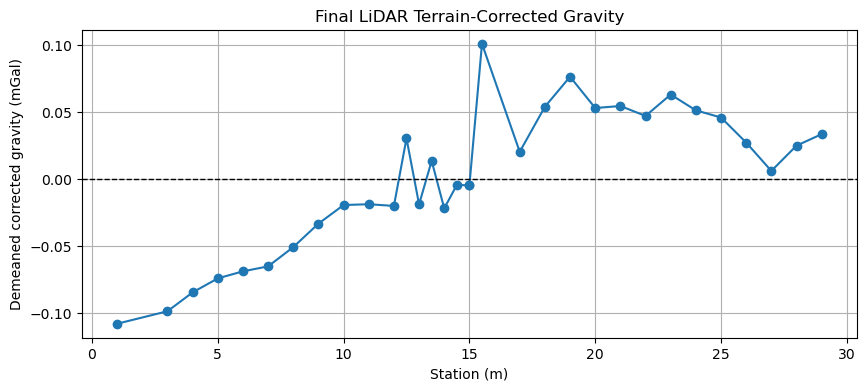
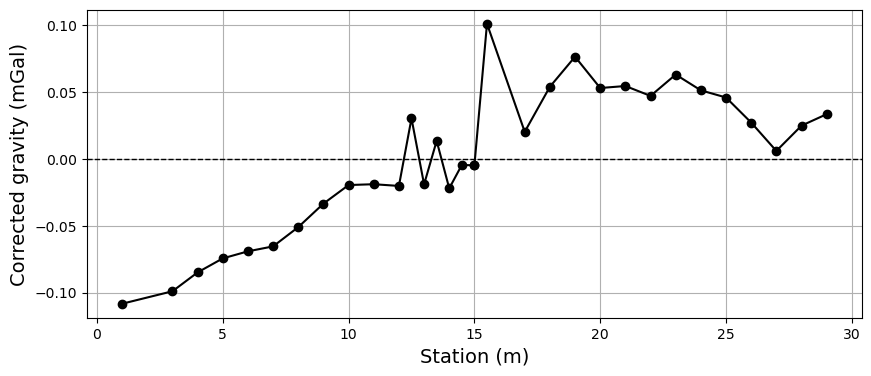
The notebook cell's code change between the first figure and the second:
--- before
+++ after
@@ -5,11 +5,16 @@
     out["gravity_harmonica_lidar_corrected_mgal"]
     - out["gravity_harmonica_lidar_corrected_mgal"].mean(),
-    marker="o",
+    marker="o", color='black'
 )
 
 plt.axhline(0, color="k", linestyle="--", linewidth=1)
-plt.xlabel("Station (m)")
-plt.ylabel("Demeaned corrected gravity (mGal)")
-plt.title("Final LiDAR Terrain-Corrected Gravity")
+plt.xlabel("Station (m)", fontsize=14)
+plt.ylabel("Corrected gravity (mGal)", fontsize=14)
+#plt.title("Final LiDAR Terrain-Corrected Gravity")
 plt.grid(True)
+plt.savefig(
+    "../../figures/Final_figures/Grav_LiDAR_Corrected_NOT_Final.png",
+    dpi=300,
+    bbox_inches="tight"
+)
 plt.show()

Commit: updating figure fontsize